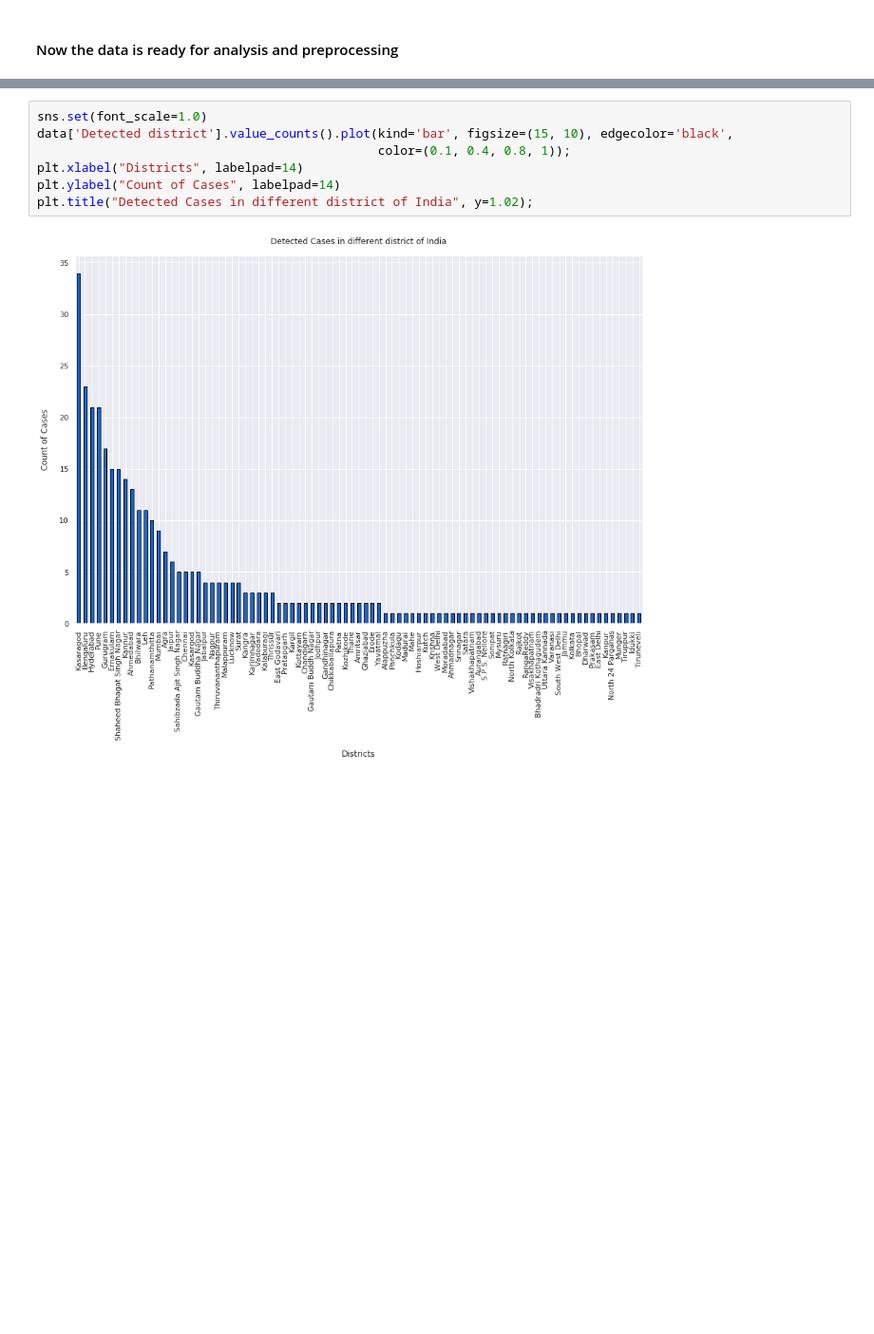
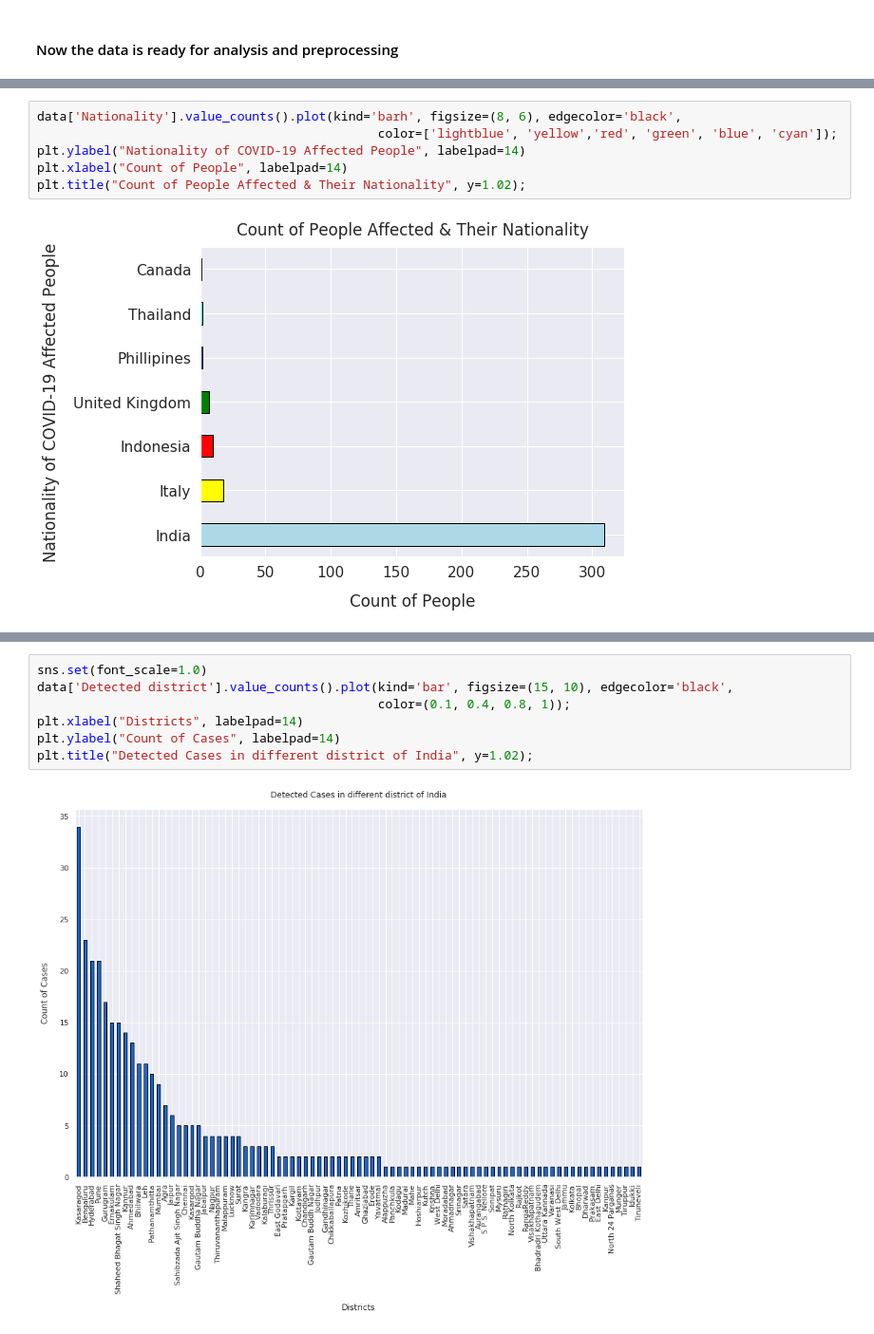
Before and after one commit to samacker77/COVID19-India-Analysis, a Jupyter notebook: notebook.ipynb, the cells around one changed output, grey strips where cells are left out. Shown: that part at 95% size. Saved outputs shown, nothing was run; the diff lists cells and outputs as text; blank space fills up the shorter version.

```diff
--- a/notebook.ipynb
+++ b/notebook.ipynb
@@ -176,0 +189,8 @@ plt.title("Count of People Affected & Their Nationality", y=1.02);
+# %%
+data['Nationality'].value_counts().plot(kind='barh', figsize=(8, 6), edgecolor='black',
+                                              color=['lightblue', 'yellow','red', 'green', 'blue', 'cyan']);
+plt.ylabel("Nationality of COVID-19 Affected People", labelpad=14)
+plt.xlabel("Count of People", labelpad=14)
+plt.title("Count of People Affected & Their Nationality", y=1.02);
+# %% [output]
+[figure, added]
```
Also changed, not shown: parts of 17 cells of this notebook.
